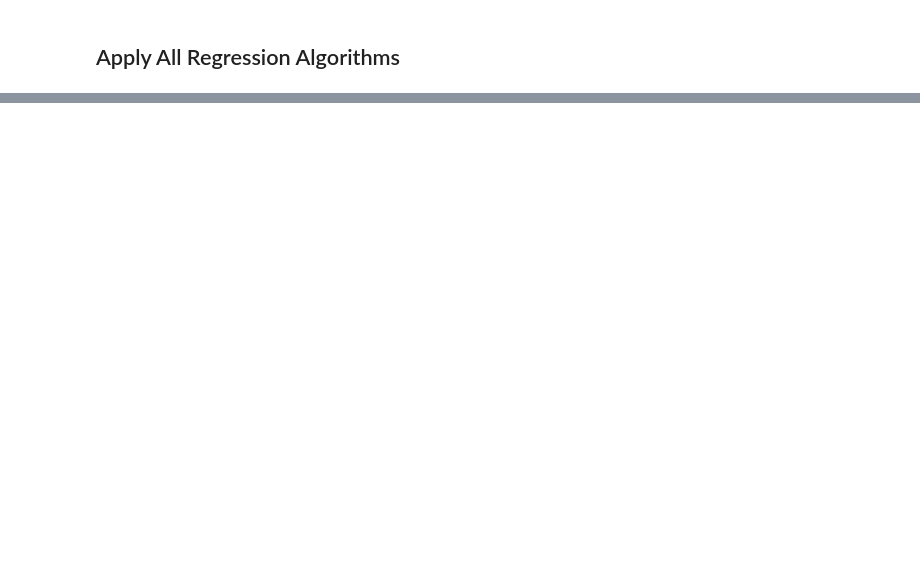
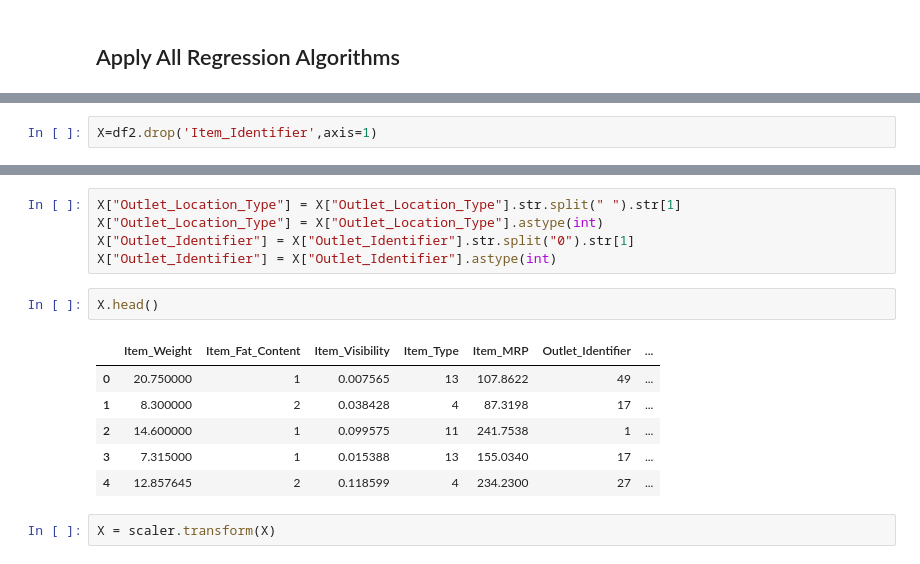
Before and after one commit to Amalvs007/Machine_Learning_Modules, a Jupyter notebook: Assignments/Big_mart_Sales_Prediction/Big_Mart_Sales.ipynb, the cells around one changed output, grey strips where cells are left out. Drawn from its saved outputs; the diff is of its cells as text; blank space fills up the shorter version.

```diff
--- a/Assignments/Big_mart_Sales_Prediction/Big_Mart_Sales.ipynb
+++ b/Assignments/Big_mart_Sales_Prediction/Big_Mart_Sales.ipynb
@@ -313,0 +551,2 @@ voting = VotingRegressor(estimators=[('Linear_Regression',lr_re),('Decision_Tree
+# %%
+X=df2.drop('Item_Identifier',axis=1)
@@ -313,0 +563,16 @@ voting = VotingRegressor(estimators=[('Linear_Regression',lr_re),('Decision_Tree
+# %%
+X["Outlet_Location_Type"] = X["Outlet_Location_Type"].str.split(" ").str[1]
+X["Outlet_Location_Type"] = X["Outlet_Location_Type"].astype(int)
+X["Outlet_Identifier"] = X["Outlet_Identifier"].str.split("0").str[1]
+X["Outlet_Identifier"] = X["Outlet_Identifier"].astype(int)
+# %%
+X.head()
+# %% [output]
+|  | Item_Weight | Item_Fat_Content | Item_Visibility | Item_Type | Item_MRP | Outlet_Identifier | ... |
+| 0 | 20.750000 | 1 | 0.007565 | 13 | 107.8622 | 49 | ... |
+| 1 | 8.300000 | 2 | 0.038428 | 4 | 87.3198 | 17 | ... |
+| 2 | 14.600000 | 1 | 0.099575 | 11 | 241.7538 | 1 | ... |
+| 3 | 7.315000 | 1 | 0.015388 | 13 | 155.0340 | 17 | ... |
+| 4 | 12.857645 | 2 | 0.118599 | 4 | 234.2300 | 27 | ... |
+# %%
+X = scaler.transform(X)
```
Also changed, not shown: parts of 39 cells of this notebook.
